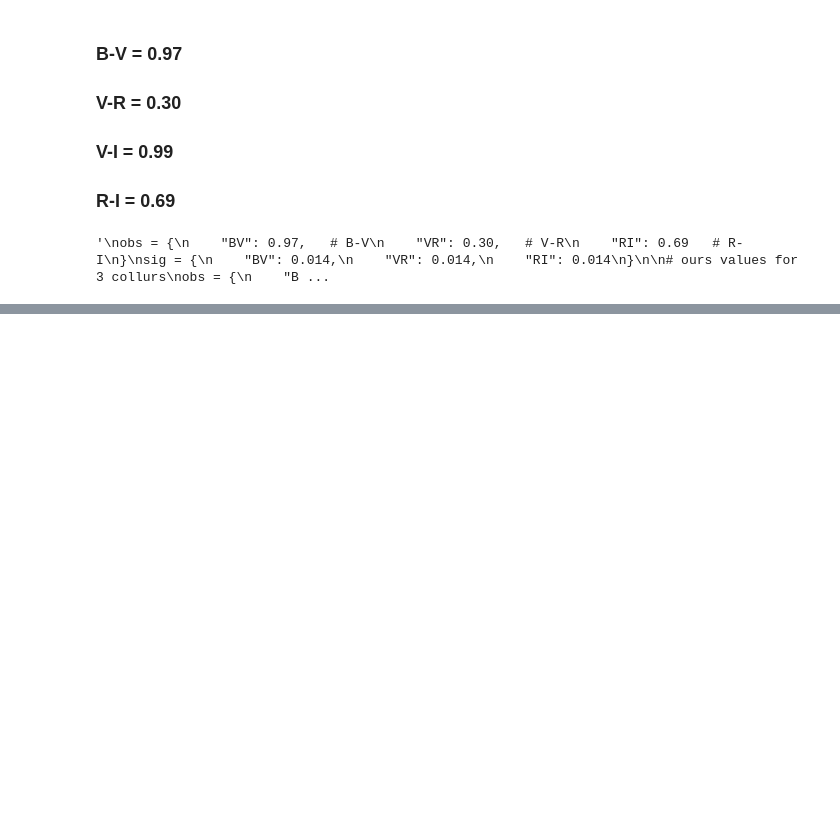
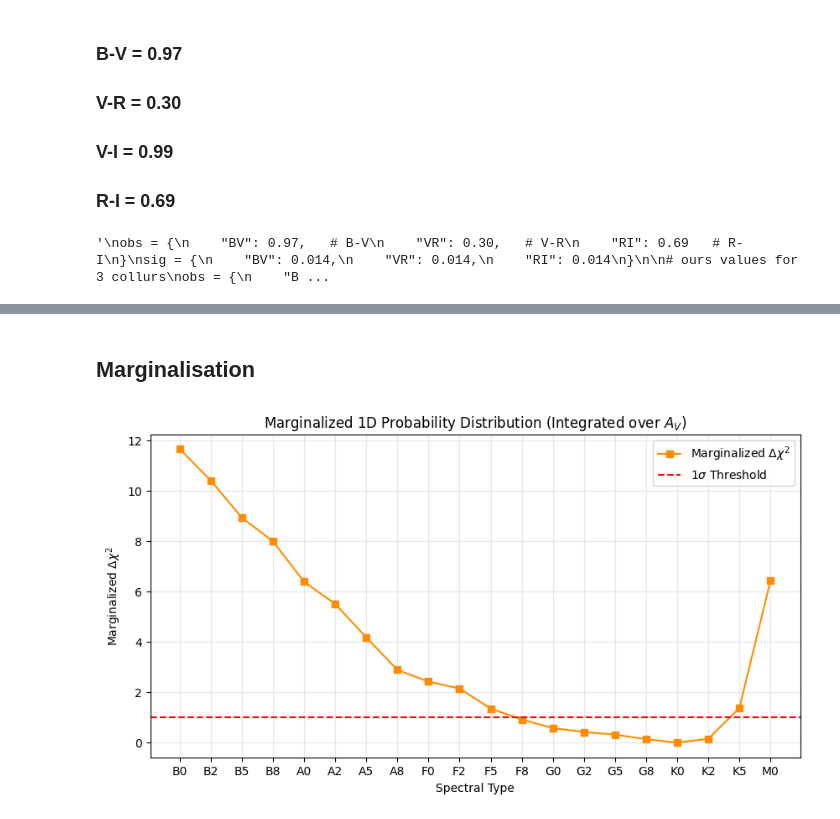
Before and after one commit to siddhantpujni/exoplanets_TGP, a Jupyter notebook: standard_stars.ipynb, the cells around one changed output, grey strips where cells are left out. Cells and saved outputs as stored; diff of their text form; code cells hidden in the pictures; blank space fills up the shorter version.

```diff
--- a/standard_stars.ipynb
+++ b/standard_stars.ipynb
@@ -1919,0 +1947,33 @@ spec = K5, A_V = 0.70, chi2 = 2.680
+# %% [markdown]
+## Marginalisation
+# %%
+# convert chi2 to Likelihood.
+
+chi2_norm = chi2 - np.min(chi2)
+likelihood_2d = np.exp(-chi2_norm / 2.0)
+
+# marginalize over Av (sum across the columns)
+# This gives the total probability for each Spectral Type
+marginal_likelihood_1d = np.sum(likelihood_2d, axis=1)
+
+# convert back for comparison with your profile plot
+# chi2_equiv = -2 * ln(L)
+marginal_chi2_1d = -2 * np.log(marginal_likelihood_1d)
+
+# normalize so the minimum is at 0
+marginal_delta_chi2 = marginal_chi2_1d - np.min(marginal_chi2_1d)
+
+# same as for profiling
+plt.figure(figsize=(10, 5))
+plt.plot(spec_index, marginal_delta_chi2, marker='s', color='darkorange', label='Marginalized $\Delta\chi^2$')
+plt.axhline(y=1.00, color='red', linestyle='--', label=r'1$\sigma$ Threshold')
+
+plt.xticks(spec_index[:], spec_labels[:])
+plt.xlabel("Spectral Type")
+plt.ylabel(r"Marginalized $\Delta \chi^2$")
+plt.title("Marginalized 1D Probability Distribution (Integrated over $A_V$)")
+plt.legend()
+plt.grid(alpha=0.3)
+plt.show()
+# %% [output]
+[figure, added]
```
Also changed, not shown: parts of 4 cells of this notebook, 1 other file.
